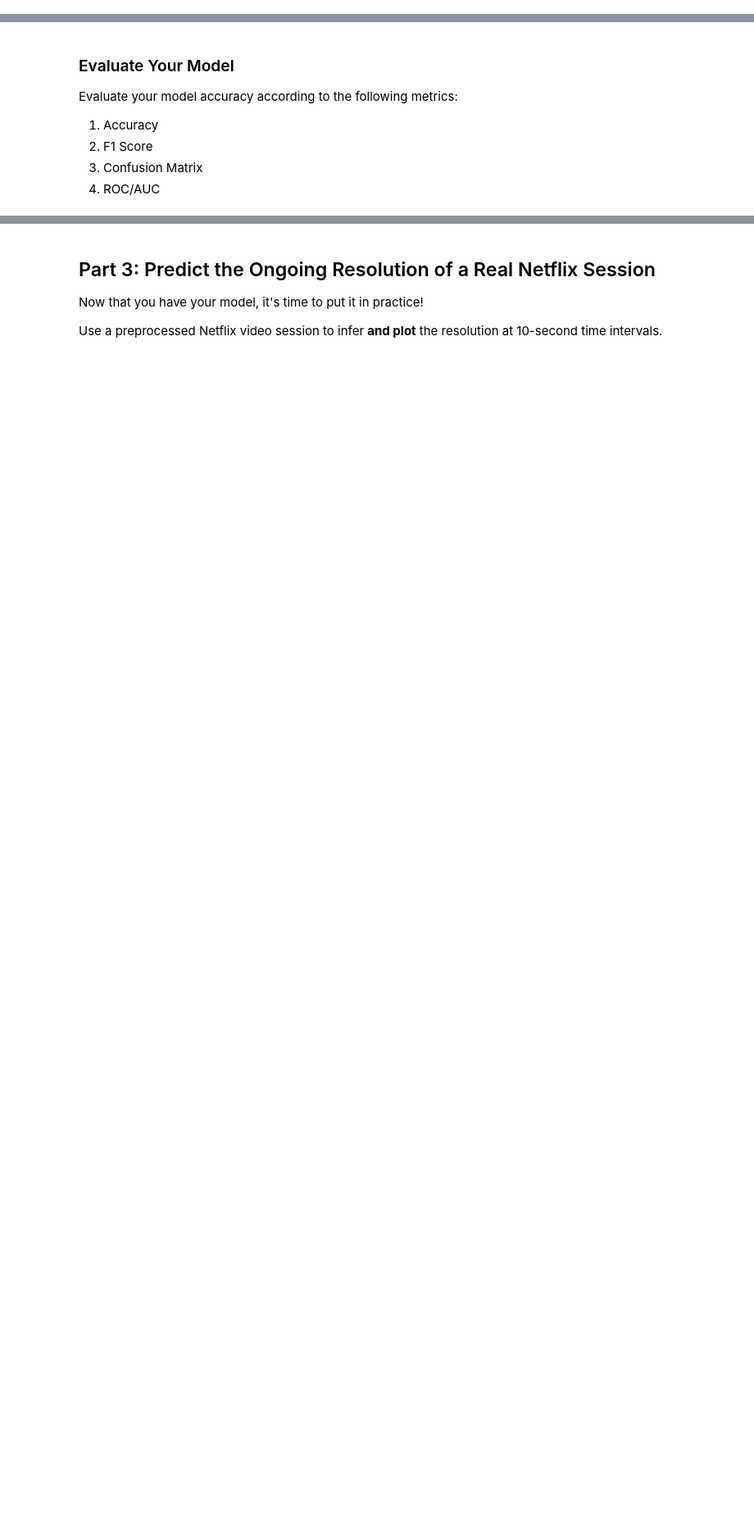
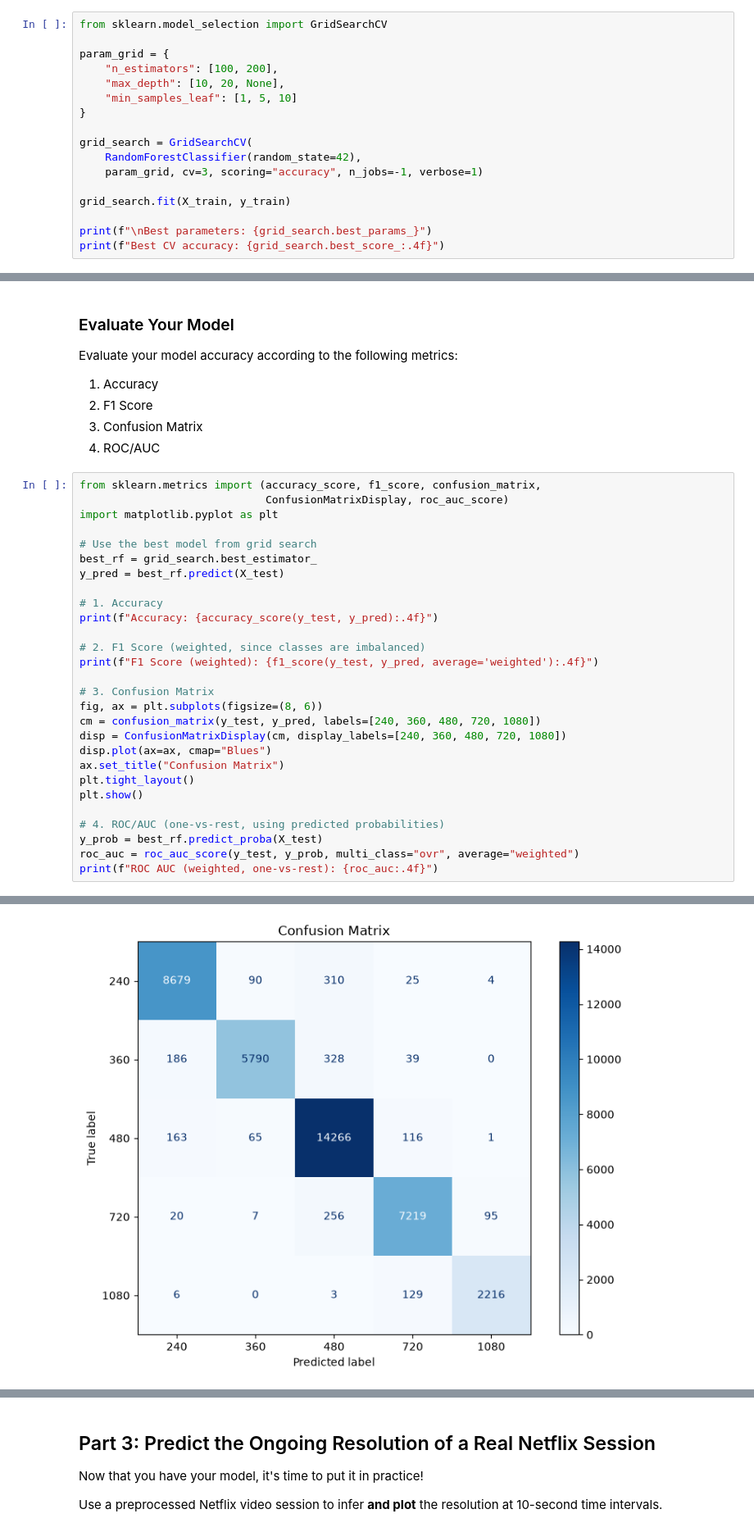
Before and after one commit to clarissecheung/ml-systems, a Jupyter notebook: docs/assignments/1-Video-Quality-Inference.ipynb, the cells around one changed output, grey strips where cells are left out. Shown at 82% size. Saved outputs shown, nothing was run; the diff lists cells and outputs as text; blank space fills up the shorter version.

```diff
--- a/docs/assignments/1-Video-Quality-Inference.ipynb
+++ b/docs/assignments/1-Video-Quality-Inference.ipynb
@@ -259,3 +361,20 @@ Prepare your data matrix, determine your features and labels, and perform a trai
 ### Tune Your Model
 
 Perform hyperparameter tuning to find optimal parameters for your model.
+# %%
+from sklearn.model_selection import GridSearchCV
+
+param_grid = {
+    "n_estimators": [100, 200],
+    "max_depth": [10, 20, None],
+    "min_samples_leaf": [1, 5, 10]
+}
+
+grid_search = GridSearchCV(
+    RandomForestClassifier(random_state=42),
+    param_grid, cv=3, scoring="accuracy", n_jobs=-1, verbose=1)
+
+grid_search.fit(X_train, y_train)
+
+print(f"\nBest parameters: {grid_search.best_params_}")
+print(f"Best CV accuracy: {grid_search.best_score_:.4f}")
@@ -268,3 +391,32 @@ Evaluate your model accuracy according to the following metrics:
 2. F1 Score
 3. Confusion Matrix
 4. ROC/AUC
+# %%
+from sklearn.metrics import (accuracy_score, f1_score, confusion_matrix,
+                             ConfusionMatrixDisplay, roc_auc_score)
+import matplotlib.pyplot as plt
+
+# Use the best model from grid search
+best_rf = grid_search.best_estimator_
+y_pred = best_rf.predict(X_test)
+
+# 1. Accuracy
+print(f"Accuracy: {accuracy_score(y_test, y_pred):.4f}")
+
+# 2. F1 Score (weighted, since classes are imbalanced)
+print(f"F1 Score (weighted): {f1_score(y_test, y_pred, average='weighted'):.4f}")
+
+# 3. Confusion Matrix
+fig, ax = plt.subplots(figsize=(8, 6))
+cm = confusion_matrix(y_test, y_pred, labels=[240, 360, 480, 720, 1080])
+disp = ConfusionMatrixDisplay(cm, display_labels=[240, 360, 480, 720, 1080])
+disp.plot(ax=ax, cmap="Blues")
+ax.set_title("Confusion Matrix")
+plt.tight_layout()
+plt.show()
+
+# 4. ROC/AUC (one-vs-rest, using predicted probabilities)
+y_prob = best_rf.predict_proba(X_test)
+roc_auc = roc_auc_score(y_test, y_prob, multi_class="ovr", average="weighted")
+print(f"ROC AUC (weighted, one-vs-rest): {roc_auc:.4f}")
+# %% [output]
@@ -270,0 +425 @@ Evaluate your model accuracy according to the following metrics:
+[figure, added]
```
Also changed, not shown: parts of 13 cells of this notebook.
